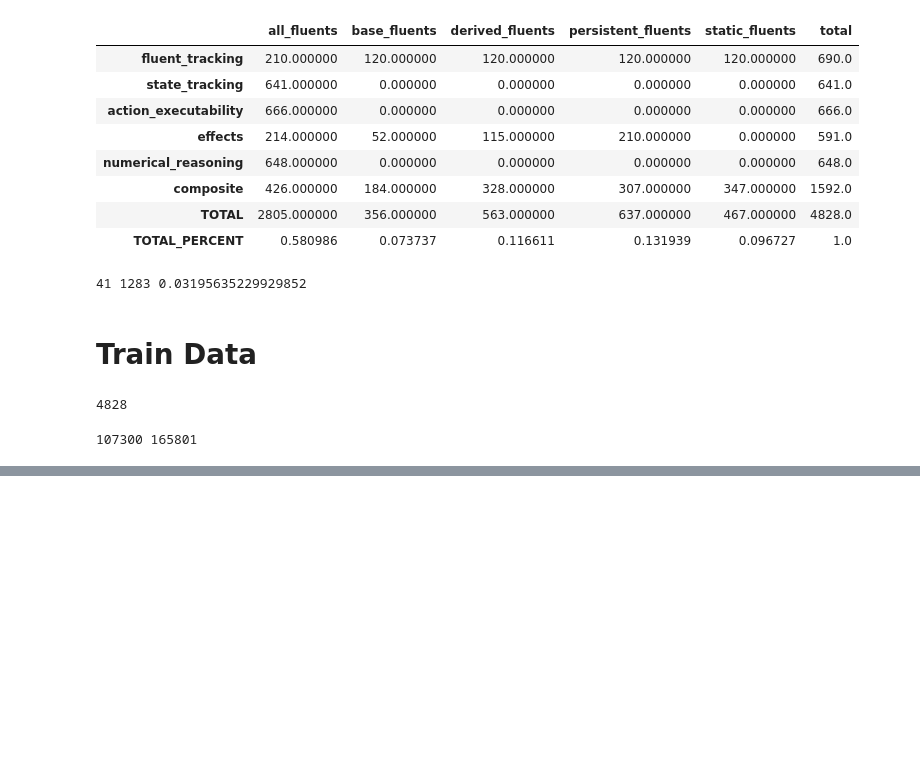
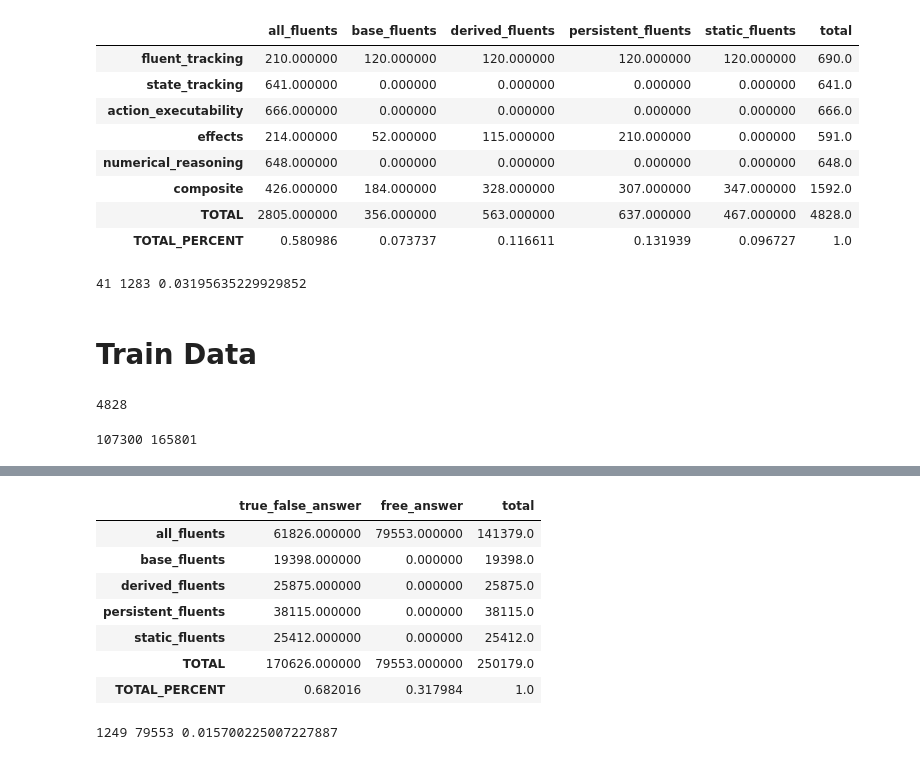
Before and after one commit to izuminka/reasoning_about_actions, a Jupyter notebook: questions_construction/train_test_split.ipynb, the cells around one changed output, grey strips where cells are left out. Saved outputs shown, nothing was run; the diff lists cells and outputs as text; code cells hidden in the pictures; blank space fills up the shorter version.

```diff
--- a/questions_construction/train_test_split.ipynb
+++ b/questions_construction/train_test_split.ipynb
@@ -388,0 +423,28 @@ save_jsonl(train_dataset_ood, 'train_dataset_ood.jsonl')
+# %%
+df = pd.DataFrame(0, index=sorted([BASE_FLUENTS, DERIVED_FLUENTS, PERSISTENT_FLUENTS, STATIC_FLUENTS, FLUENT_TYPES_ALL]), columns=[TRUE_FALSE_ANSWER_TYPE, FREE_ANSWER_TYPE])
+for d in train_data:
+    df.loc[d[OUT_OBJ_FLUENT_TYPE]][d[OUT_OBJ_ANSWER_TYPE]] += 1
+df['total'] = df.sum(axis=1)
+df.loc['TOTAL'] = df.sum(axis=0)
+df.loc['TOTAL_PERCENT'] = df.loc['TOTAL']/df.loc['TOTAL']['total']
+df
+# %% [output]
+|  | true_false_answer | free_answer | total |
+| all_fluents | 61826.000000 | 79553.000000 | 141379.0 |
+| base_fluents | 19398.000000 | 0.000000 | 19398.0 |
+| derived_fluents | 25875.000000 | 0.000000 | 25875.0 |
+| persistent_fluents | 38115.000000 | 0.000000 | 38115.0 |
+| static_fluents | 25412.000000 | 0.000000 | 25412.0 |
+| TOTAL | 170626.000000 | 79553.000000 | 250179.0 |
+| TOTAL_PERCENT | 0.682016 | 0.317984 | 1.0 |
+# %%
+total_nones=0
+total_free = 0
+for d in train_data:
+    if d[OUT_OBJ_ANSWER_TYPE] == FREE_ANSWER_TYPE:
+        total_free += 1
+        if d[OUT_OBJ_ANSWER] == 'None':
+            total_nones += 1
+print(total_nones, total_free, total_nones/total_free)
+# %% [output]
+1249 79553 0.015700225007227887
```
Also changed, not shown: parts of 6 cells of this notebook.
